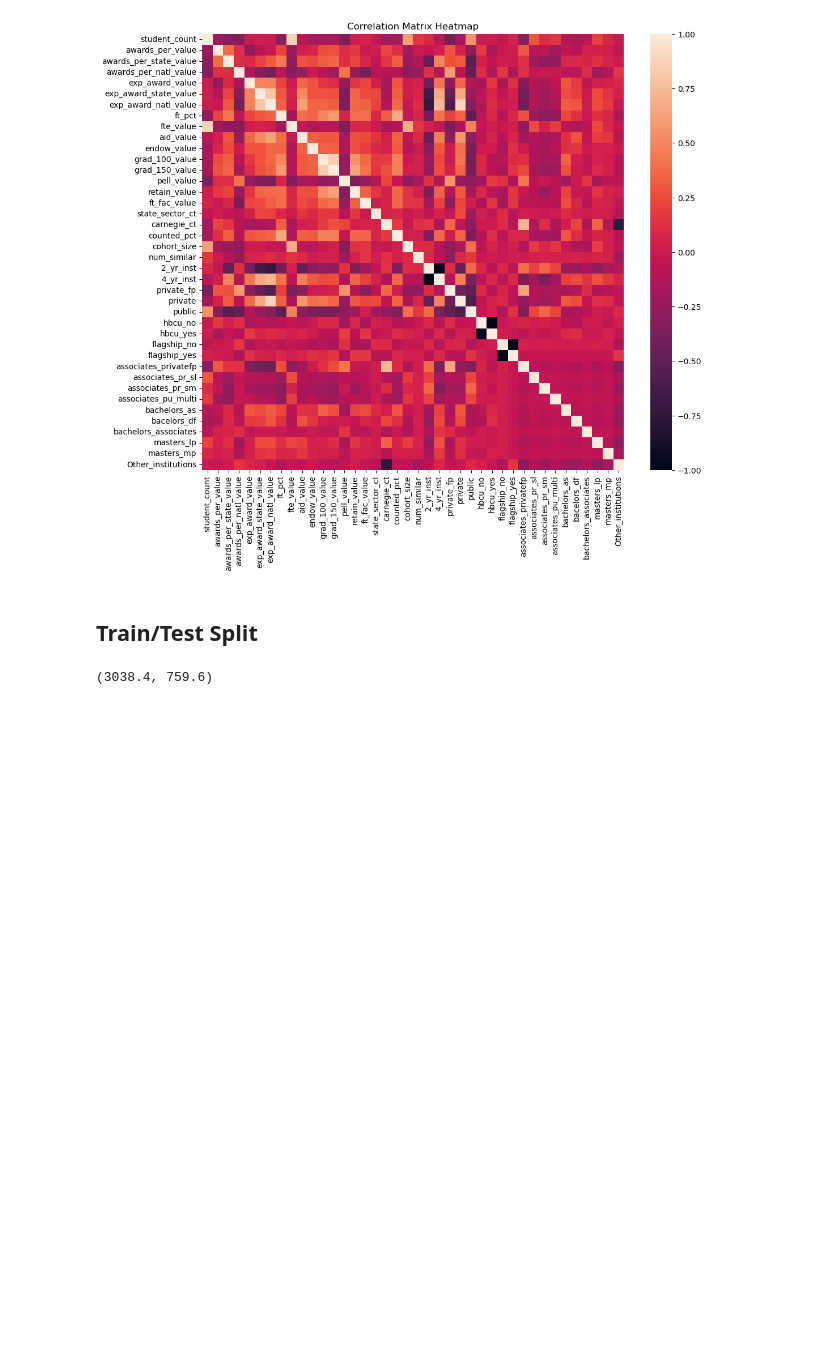
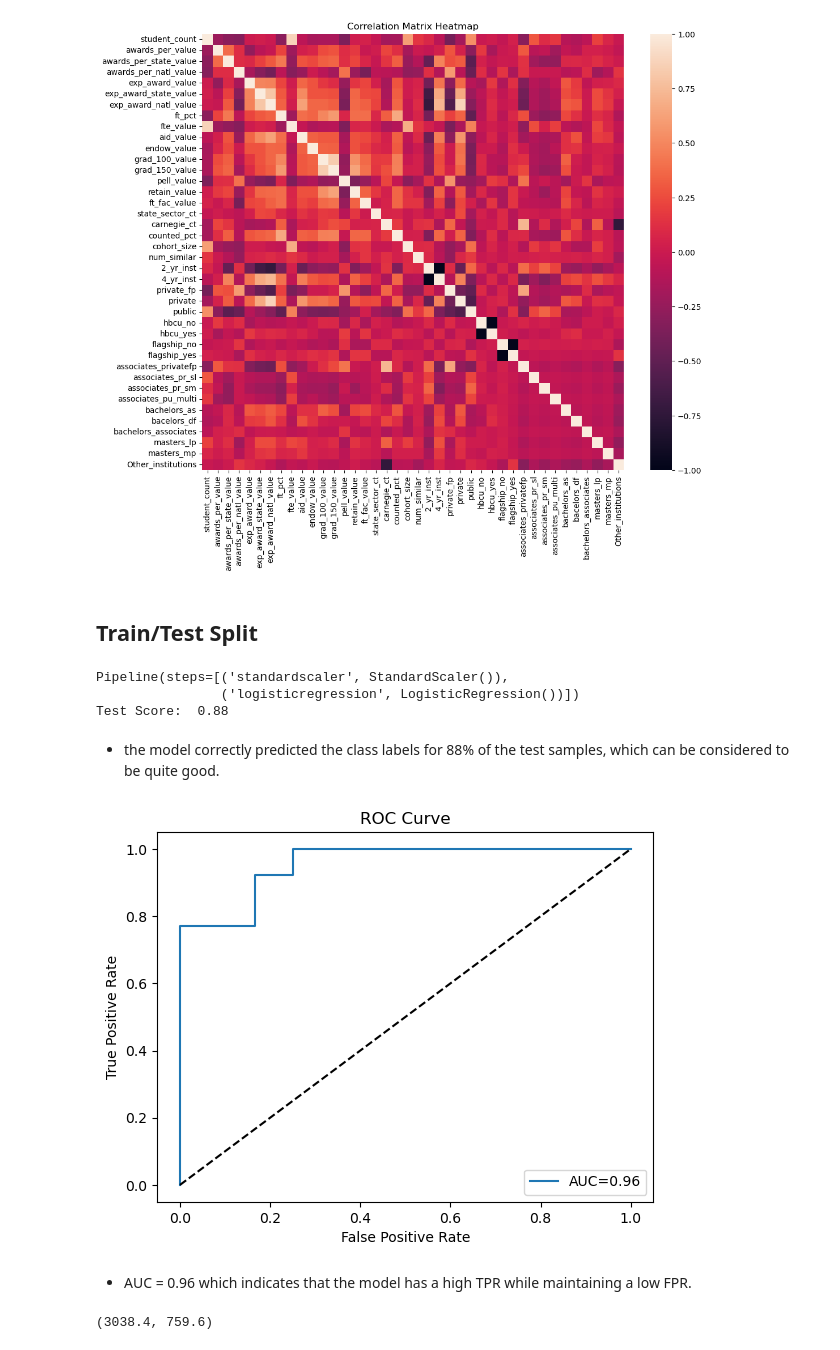
Before and after one commit to PM696/SpringboardBootCamp_DataScience, a Jupyter notebook: HigherEd_Awards_Capstone_Project/HigherED_Awards_Preprocessing.ipynb, the cells around one changed output. Drawn from its saved outputs; the diff is of its cells as text; code cells hidden in the pictures; blank space fills up the shorter version.

```diff
--- a/HigherEd_Awards_Capstone_Project/HigherED_Awards_Preprocessing.ipynb
+++ b/HigherEd_Awards_Capstone_Project/HigherED_Awards_Preprocessing.ipynb
@@ -267,6 +267,45 @@ plt.show();
 [figure]
 # %% [markdown]
 ## Train/Test Split
+# %%
+from sklearn.pipeline import Pipeline
+X, y = make_classification(random_state=21)
+X_train, X_test, y_train, y_test = train_test_split(X, y, random_state=21)
+pipe = make_pipeline(StandardScaler(), LogisticRegression())
+pipe.fit(X_train, y_train)  # apply scaling on training data
+print(Pipeline(steps=[
+    ('standardscaler', StandardScaler()),
+    ('logisticregression', LogisticRegression())]))
+
+score = pipe.score(X_test, y_test) # apply scaling on test data without leaking training data
+print("Test Score: ", score)
+# %% [output]
+Pipeline(steps=[('standardscaler', StandardScaler()),
+                ('logisticregression', LogisticRegression())])
+Test Score:  0.88
+# %% [markdown]
+- the model correctly predicted the class labels for 88% of the test samples, which can be considered to be quite good.
+# %%
+from sklearn.metrics import roc_curve, roc_auc_score
+# Predict probabilities for testing data
+probs = pipe.predict_proba(X_test)
+
+# Compute ROC and AUC score
+fpr, tpr, thresholds = roc_curve(y_test, probs[:, 1])
+auc_score = roc_auc_score(y_test, probs[:, 1])
+
+# Plot the ROC curve
+plt.plot(fpr, tpr, label='AUC={:.2F}'.format(auc_score))
+plt.plot([0, 1], [0, 1], 'k--')
+plt.xlabel('False Positive Rate')
+plt.ylabel('True Positive Rate')
+plt.title('ROC Curve')
+plt.legend(loc='lower right')
+plt.show();
+# %% [output]
+[figure, added]
+# %% [markdown]
+- AUC = 0.96 which indicates that the model has a high TPR while maintaining a low FPR.
 # %%
 len(df) * .8, len(df) * .2
 # %% [output]
```
Also changed, not shown: parts of 10 cells of this notebook.
